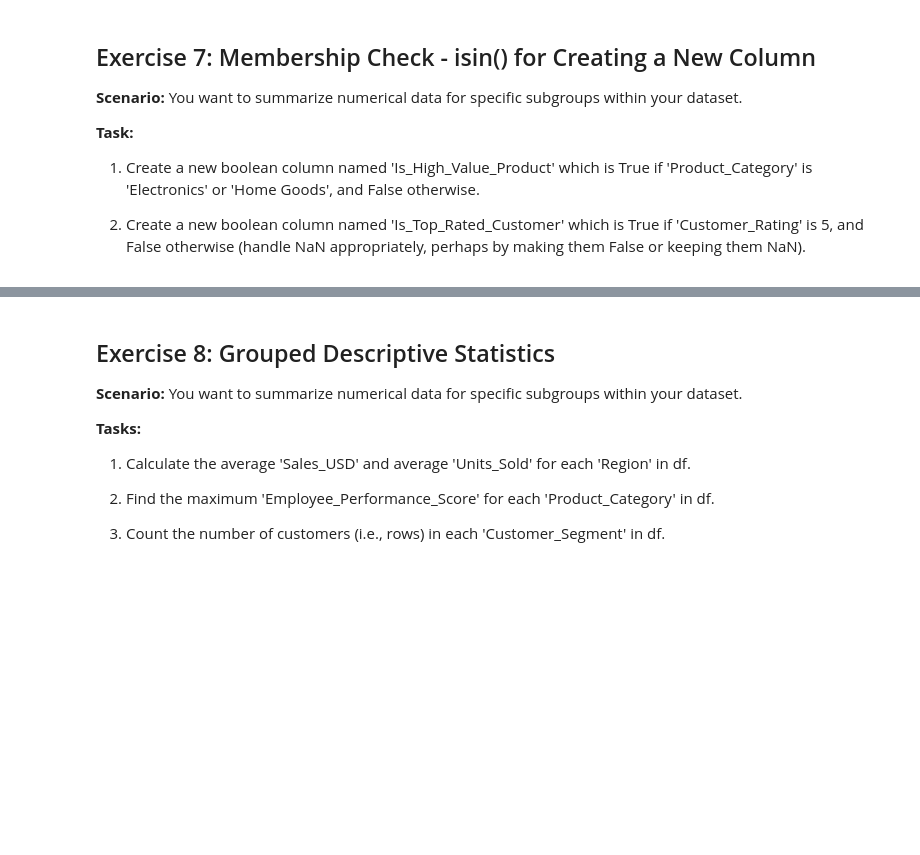
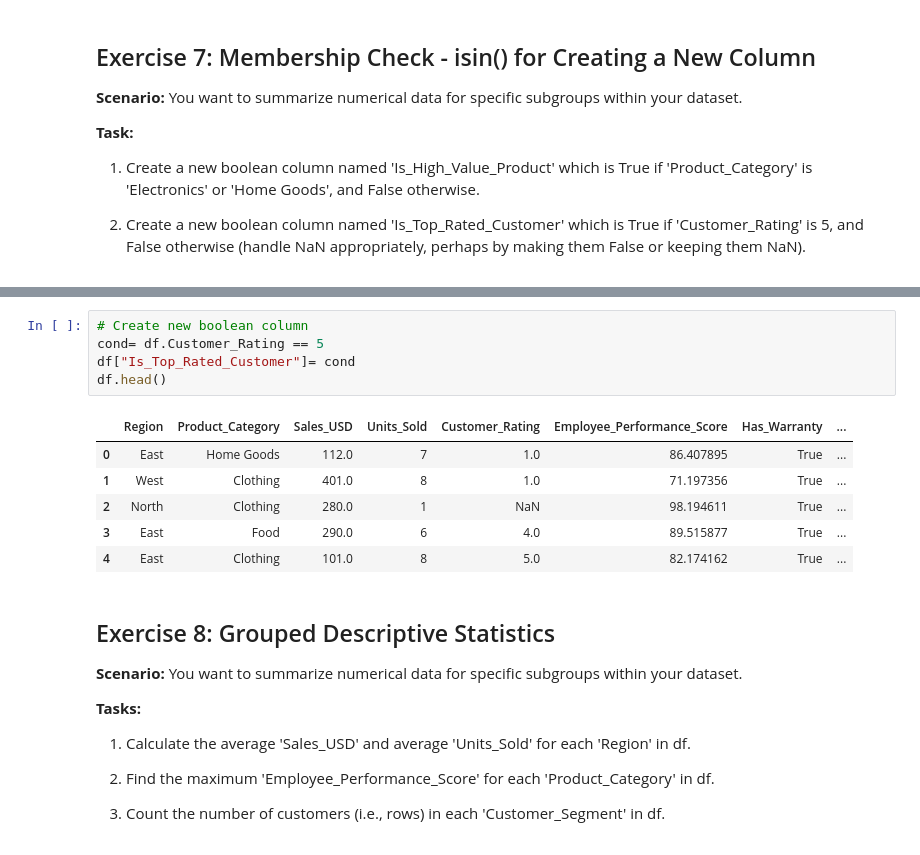
Before and after one commit to Juan-Wills/Data-analysis-Machine-learning, a Jupyter notebook: Chapter 5/Computing Descriptive Statistics.ipynb, the cells around one changed output, grey strips where cells are left out. Drawn from its saved outputs; the diff is of its cells as text; blank space fills up the shorter version.

```diff
--- a/Chapter 5/Computing Descriptive Statistics.ipynb
+++ b/Chapter 5/Computing Descriptive Statistics.ipynb
@@ -112,3 +240,15 @@ memory usage: 5.7+ KB
+# %%
+# Create new boolean column
+cond= df.Customer_Rating == 5
+df["Is_Top_Rated_Customer"]= cond
+df.head()
+# %% [output]
+|  | Region | Product_Category | Sales_USD | Units_Sold | Customer_Rating | Employee_Performance_Score | Has_Warranty | ... |
+| 0 | East | Home Goods | 112.0 | 7 | 1.0 | 86.407895 | True | ... |
+| 1 | West | Clothing | 401.0 | 8 | 1.0 | 71.197356 | True | ... |
+| 2 | North | Clothing | 280.0 | 1 | NaN | 98.194611 | True | ... |
+| 3 | East | Food | 290.0 | 6 | 4.0 | 89.515877 | True | ... |
+| 4 | East | Clothing | 101.0 | 8 | 5.0 | 82.174162 | True | ... |
 # %% [markdown]
 ## Exercise 8: Grouped Descriptive Statistics
 
```
Also changed, not shown: parts of 23 cells of this notebook, 1 other file.
